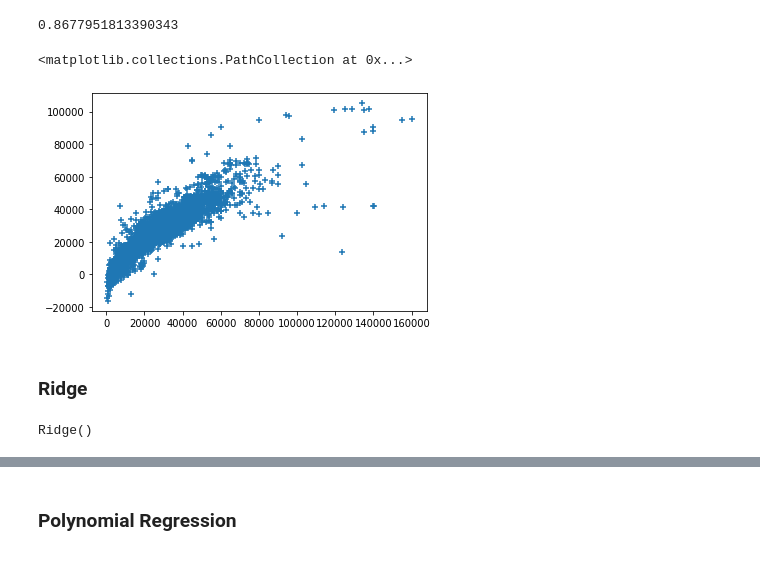
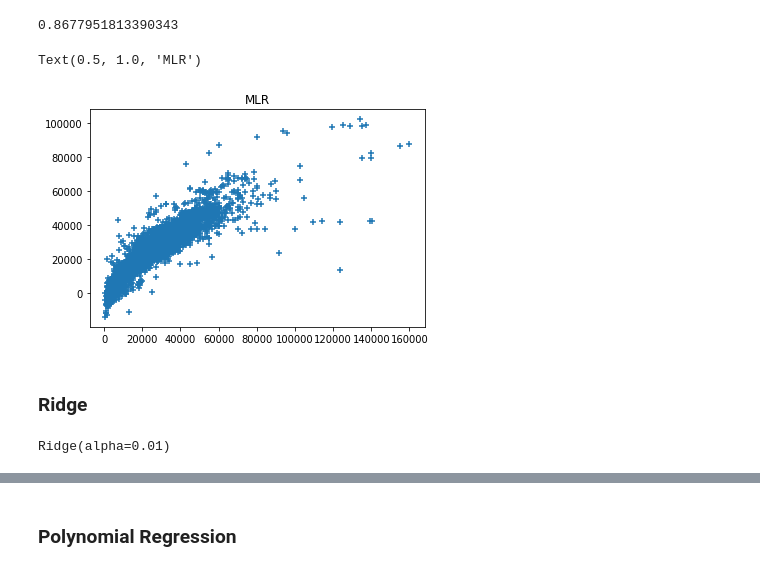
Before and after one commit to mcabrera101/classProject, a Jupyter notebook: CarPrice.ipynb, the cells around one changed output, grey strips where cells are left out. Saved outputs shown, nothing was run; the diff lists cells and outputs as text; code cells hidden in the pictures.

```diff
--- a/CarPrice.ipynb
+++ b/CarPrice.ipynb
@@ -114,16 +114,17 @@ r2_score(price_test, cars_pred)
 0.8677951813390343
 # %%
 plt.scatter(price_test, cars_pred, marker='+')
+plt.title("MLR")
 # %% [output]
-<matplotlib.collections.PathCollection at 0x...>
+Text(0.5, 1.0, 'MLR')
-[figure, old version]
+[figure, new version]
 # %% [markdown]
 ### Ridge
 # %%
-ridge = linear_model.Ridge(alpha = 1.0)
+ridge = linear_model.Ridge(alpha = .1)
 ridge.fit(cars_train, price_train)
 # %% [output]
-Ridge()
+Ridge(alpha=0.01)
 # %%
 cars_pred = ridge.predict(cars_test)
 # %%
```
Also changed, not shown: parts of 5 cells of this notebook, 3 other files.
